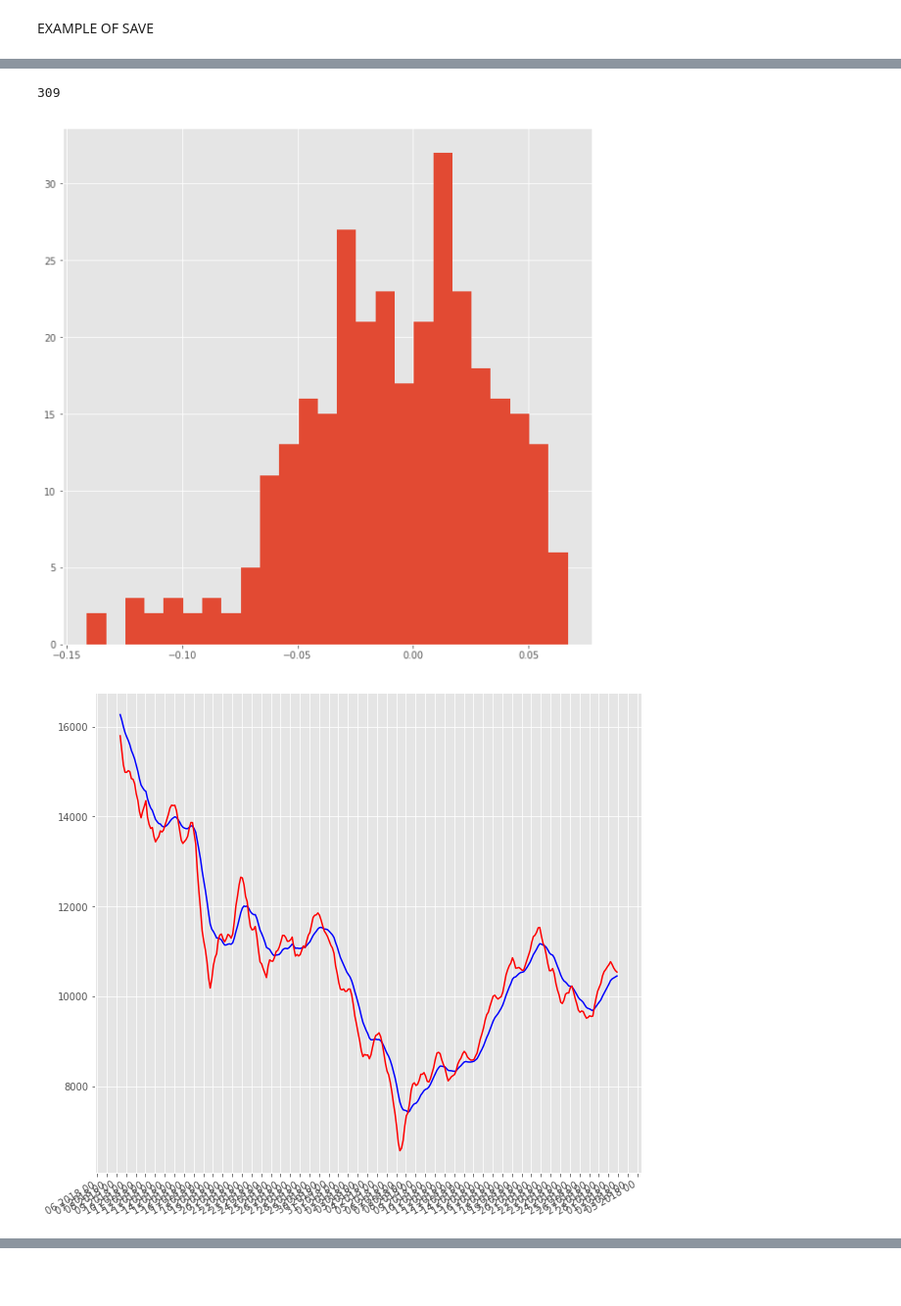
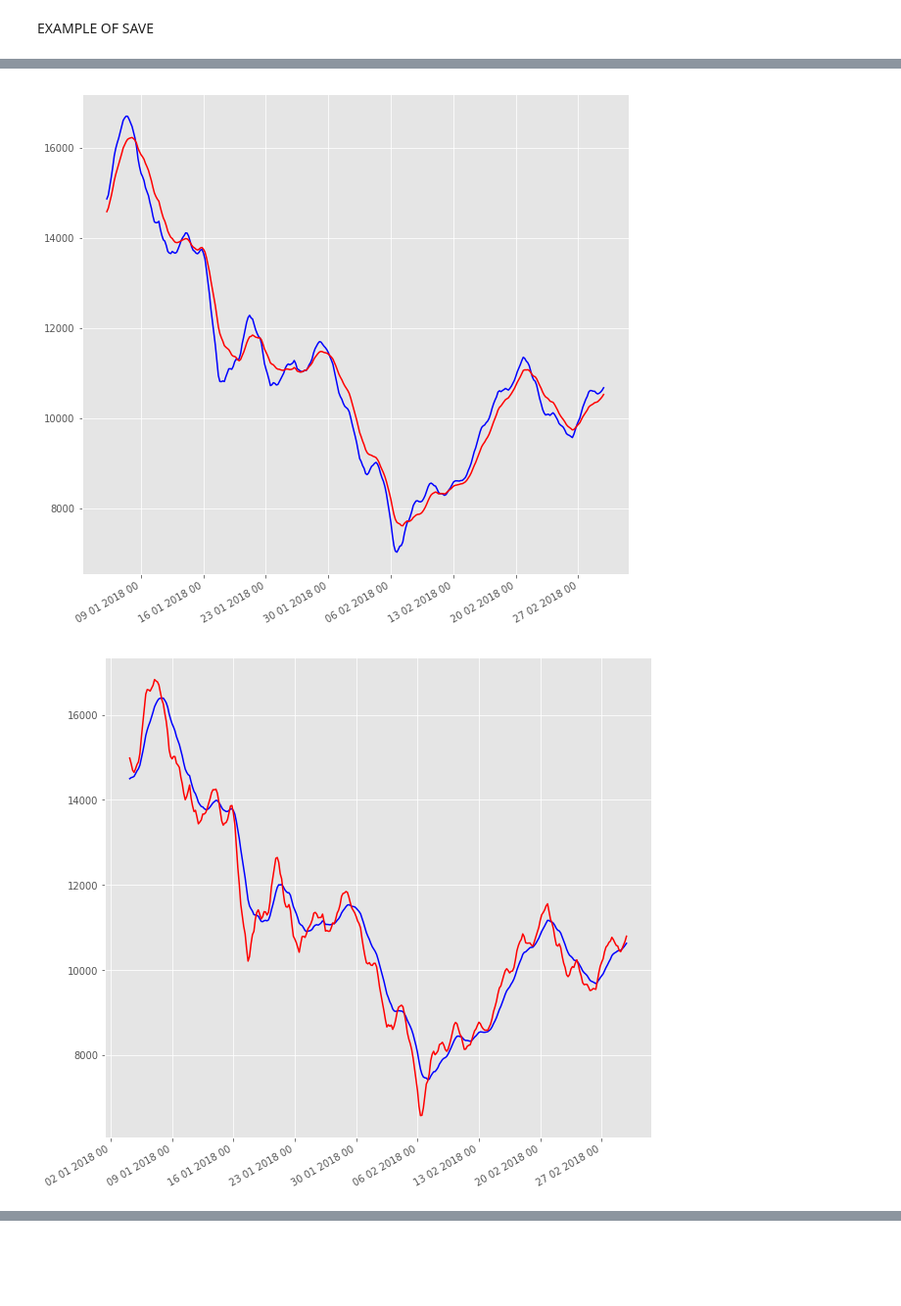
Before and after one commit to eduardocurado/crypto_bot, a Jupyter notebook: Crypto_trader_performance_analysis.ipynb, the cells around one changed output, grey strips where cells are left out. Shown at 98% size. Saved outputs shown, nothing was run; the diff lists cells and outputs as text; code cells hidden in the pictures.

```diff
--- a/Crypto_trader_performance_analysis.ipynb
+++ b/Crypto_trader_performance_analysis.ipynb
@@ -213,28 +237,13 @@ def plot_screen(coin,start_date = datetime.today().strftime('%Y-%m-%d'),date = d
 # %%
-def plot_screen_2(coin,\
-                  start_date = datetime.today().strftime('%Y-%m-%d'), \
-                  date = datetime.today().strftime('%Y-%m-%d')):
-    years = mdates.YearLocator()   # every year
-    months = mdates.MonthLocator()  # every month
-    yearsFmt = mdates.DateFormatter('%Y')
+def plot_screen_3(coin, start_date = datetime.today().strftime('%Y-%m-%d'), date = datetime.today().strftime('%Y-%m-%d')):
 
-    s = select([ema]).\
-        where(and_(ema.c.coin == coin, ema.c.date >= start_date, ema.c.date <= date, ema.c.screen == 1)).\
-        order_by(desc(ema.c.date))
-
-
-    rows = con.execute(s)
-    ema_df = pd.DataFrame(rows.fetchall()).iloc[::-1]
-    ema_df.columns = rows.keys()
-
-
-
+    ema_df = get_emas(coin, date, 1)
     fig, ax = plt.subplots()
     # format the ticks
     #set ticks every week
-    ax.xaxis.set_major_locator(mdates.DayLocator())
+    ax.xaxis.set_major_locator(mdates.WeekdayLocator())
     #set major ticks format
-    ax.xaxis.set_major_formatter(mdates.DateFormatter('%d %Y %H'))
+    ax.xaxis.set_major_formatter(mdates.DateFormatter('%d %m %Y %H'))
     ax.plot(ema_df.date.values, ema_df.ema20.values, color = 'blue')
     ax.plot(ema_df.date.values, ema_df.ema5.values, color = 'red')
     ax.format_xdata = mdates.DateFormatter('%Y-%m-%d')
@@ -315,12 +255,12 @@ def plot_screen_3(coin,\
 # %%
 coin = 'USDT_BTC'
-start = '2017-01-01'
-# stop = '2018-01-15'
-plot_screen(coin, start_date = start)
-# plot_screen_2(coin, start_date = start)
+start = '2017-01-15'
+stop = '2018-03-30'
+plot_screen(coin, start, stop)
 # plot_market_trend(coin, start_date = start)
-plot_market_trend_hist(coin, start_date = start)
-plot_screen_3(coin, start_date = start)
-plot_rsi(coin, start_date = start)
+# plot_market_trend_hist(coin, start_date = start)
+plot_screen_2(coin, start, stop)
+plot_screen_3(coin, start, stop)
+# plot_rsi(coin, start_date = start)
 # plot_screen_4(coin, n)
 # %% [output]
@@ -328,3 +268,2 @@ plot_rsi(coin, start_date = start)
-309
-[figure, old version]
+[figure, new version]
-[figure, old version]
+[figure, new version]
```
Also changed, not shown: parts of 14 cells of this notebook, 6 other files.
